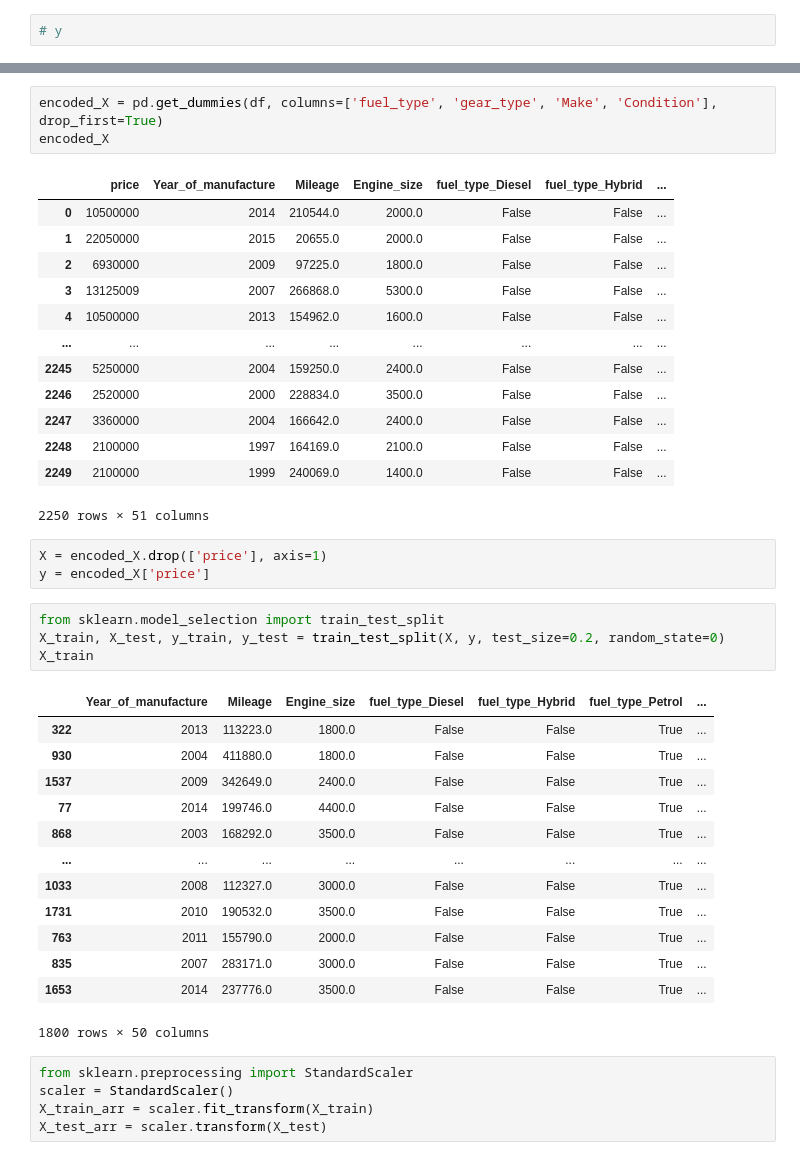
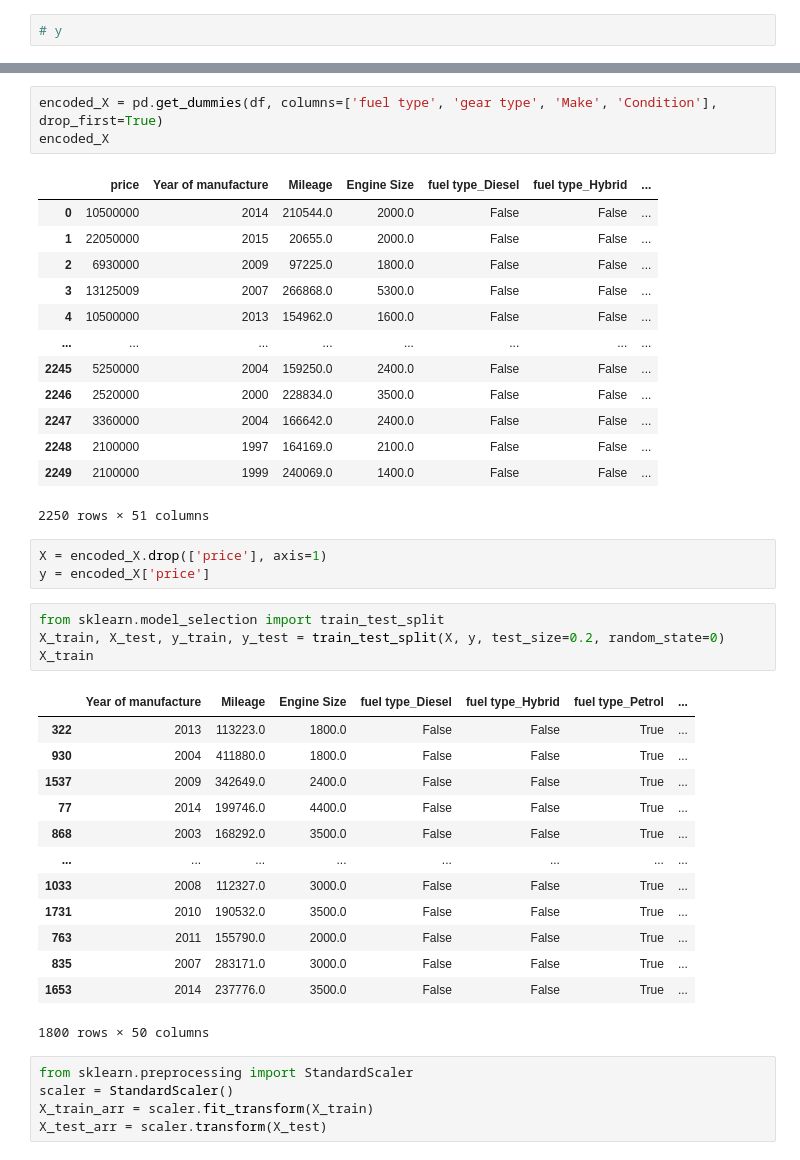
Before and after one commit to Enitanayo/car_price_prediction, a Jupyter notebook: notebook/MODEL TRAINING.ipynb, the cells around one changed output, grey strips where cells are left out. Saved outputs shown, nothing was run; the diff lists cells and outputs as text.

```diff
--- a/notebook/MODEL TRAINING.ipynb
+++ b/notebook/MODEL TRAINING.ipynb
@@ -65,8 +65,8 @@ Index(['price', 'Year_of_manufacture', 'Mileage', 'Engine_size'], dtype='object'
 # %%
-encoded_X = pd.get_dummies(df, columns=['fuel_type', 'gear_type', 'Make', 'Condition'], drop_first=True)
+encoded_X = pd.get_dummies(df, columns=['fuel type', 'gear type', 'Make', 'Condition'], drop_first=True)
 encoded_X
 # %% [output]
-|  | price | Year_of_manufacture | Mileage | Engine_size | fuel_type_Diesel | fuel_type_Hybrid | ... |
+|  | price | Year of manufacture | Mileage | Engine Size | fuel type_Diesel | fuel type_Hybrid | ... |
 | 0 | 10500000 | 2014 | 210544.0 | 2000.0 | False | False | ... |
 | 1 | 22050000 | 2015 | 20655.0 | 2000.0 | False | False | ... |
 | 2 | 6930000 | 2009 | 97225.0 | 1800.0 | False | False | ... |
@@ -87,7 +87,7 @@ from sklearn.model_selection import train_test_split
 X_train, X_test, y_train, y_test = train_test_split(X, y, test_size=0.2, random_state=0)
 X_train
 # %% [output]
-|  | Year_of_manufacture | Mileage | Engine_size | fuel_type_Diesel | fuel_type_Hybrid | fuel_type_Petrol | ... |
+|  | Year of manufacture | Mileage | Engine Size | fuel type_Diesel | fuel type_Hybrid | fuel type_Petrol | ... |
 | 322 | 2013 | 113223.0 | 1800.0 | False | False | True | ... |
 | 930 | 2004 | 411880.0 | 1800.0 | False | False | True | ... |
 | 1537 | 2009 | 342649.0 | 2400.0 | False | False | True | ... |
```
Also changed, not shown: parts of 9 cells of this notebook, 20 other files.
